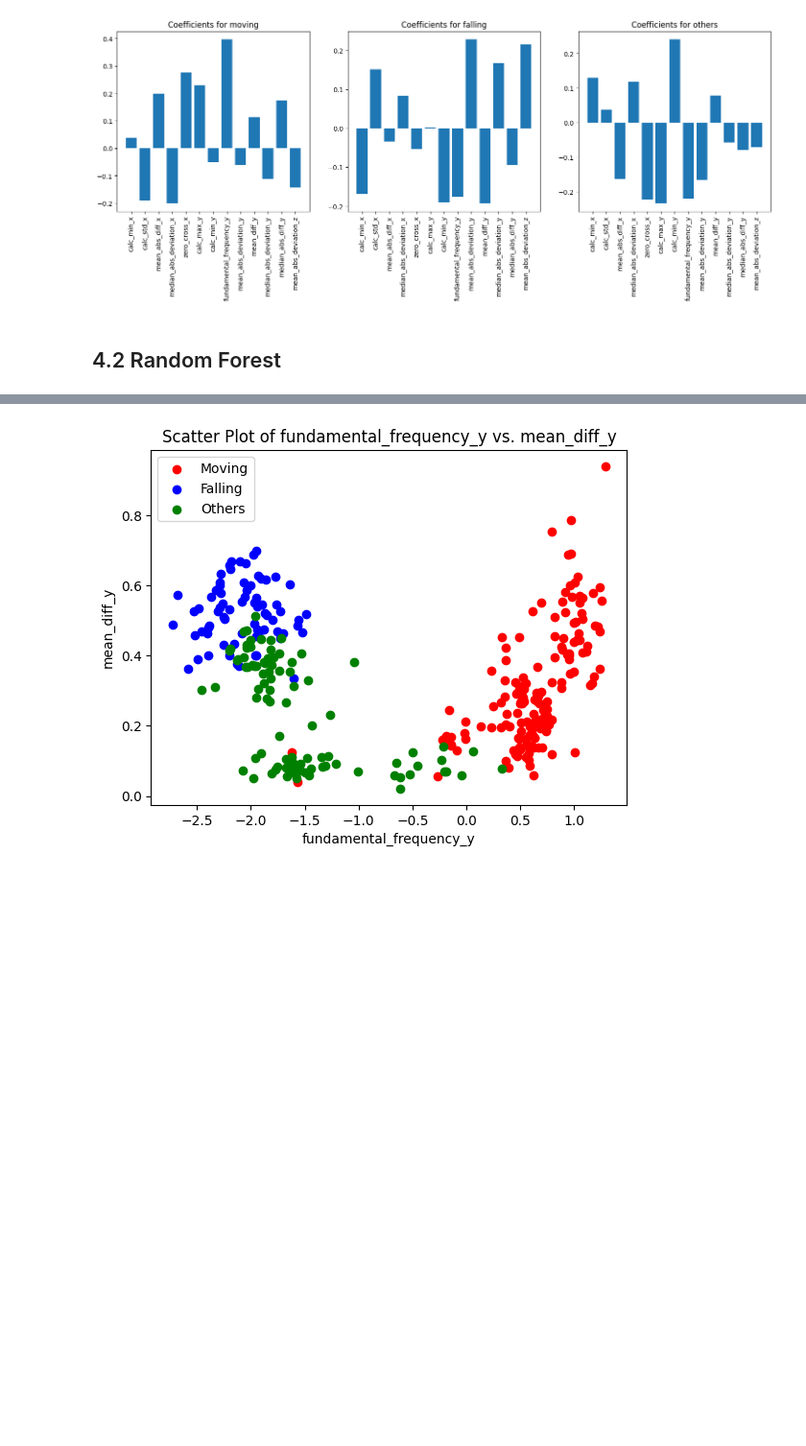
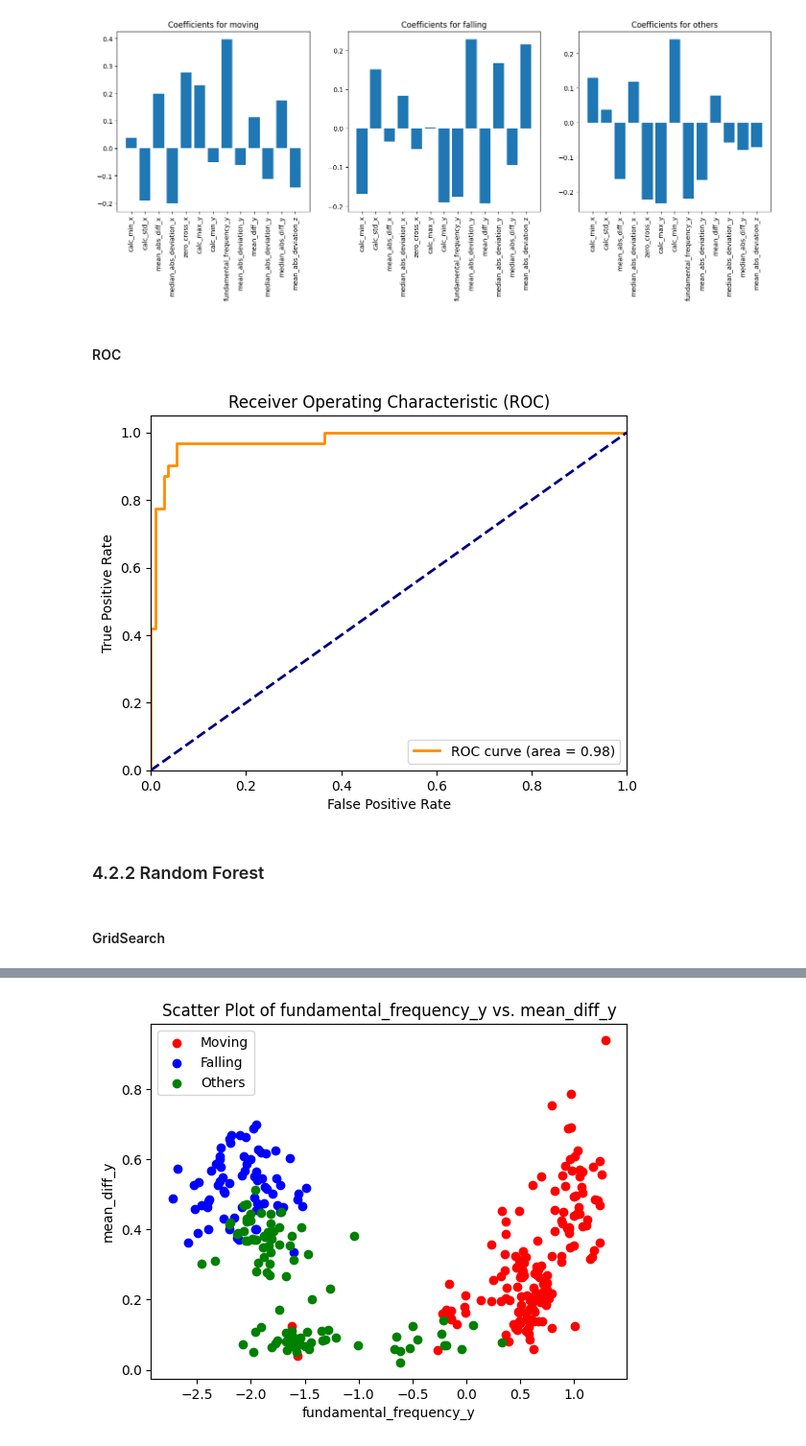
Before and after one commit to SmearyTundra/slhd-challenge, a Jupyter notebook: notebooks/challenge-1-project copy.ipynb, the cells around one changed output, grey strips where cells are left out. Shown at 96% size. Drawn from its saved outputs; the diff is of its cells as text; code cells hidden in the pictures; blank space fills up the shorter version.

```diff
--- a/notebooks/challenge-1-project copy.ipynb
+++ b/notebooks/challenge-1-project copy.ipynb
@@ -711,8 +711,34 @@ plt.show()
 logistic_regression_classifier = logistic_regression_classifier
 # %% [output]
 [figure]
+# %% [markdown]
+#### ROC
+# %%
+# Compute the predicted probabilities for the positive class
+y_prob = logistic_regression_classifier.predict_proba(X_test_selected)[:, 1]
+
+# Compute the false positive rate, true positive rate, and threshold
+fpr, tpr, threshold = roc_curve(Y_test, y_prob, pos_label=2)
+
+# Compute the area under the ROC curve
+roc_auc = auc(fpr, tpr)
+
+# Plot the ROC curve
+plt.plot(fpr, tpr, color='darkorange', lw=2, label='ROC curve (area = %0.2f)' % roc_auc)
+plt.plot([0, 1], [0, 1], color='navy', lw=2, linestyle='--')
+plt.xlim([0.0, 1.0])
+plt.ylim([0.0, 1.05])
+plt.xlabel('False Positive Rate')
+plt.ylabel('True Positive Rate')
+plt.title('Receiver Operating Characteristic (ROC)')
+plt.legend(loc="lower right")
+plt.show()
+# %% [output]
+[figure, added]
 # %% [markdown]
-## 4.2 Random Forest
+### 4.2.2 Random Forest
+# %% [markdown]
+#### GridSearch
 # %%
 # Define the parameter grid for hyperparameter tuning
 param_grid = {
```
Also changed, not shown: parts of 32 cells of this notebook.
